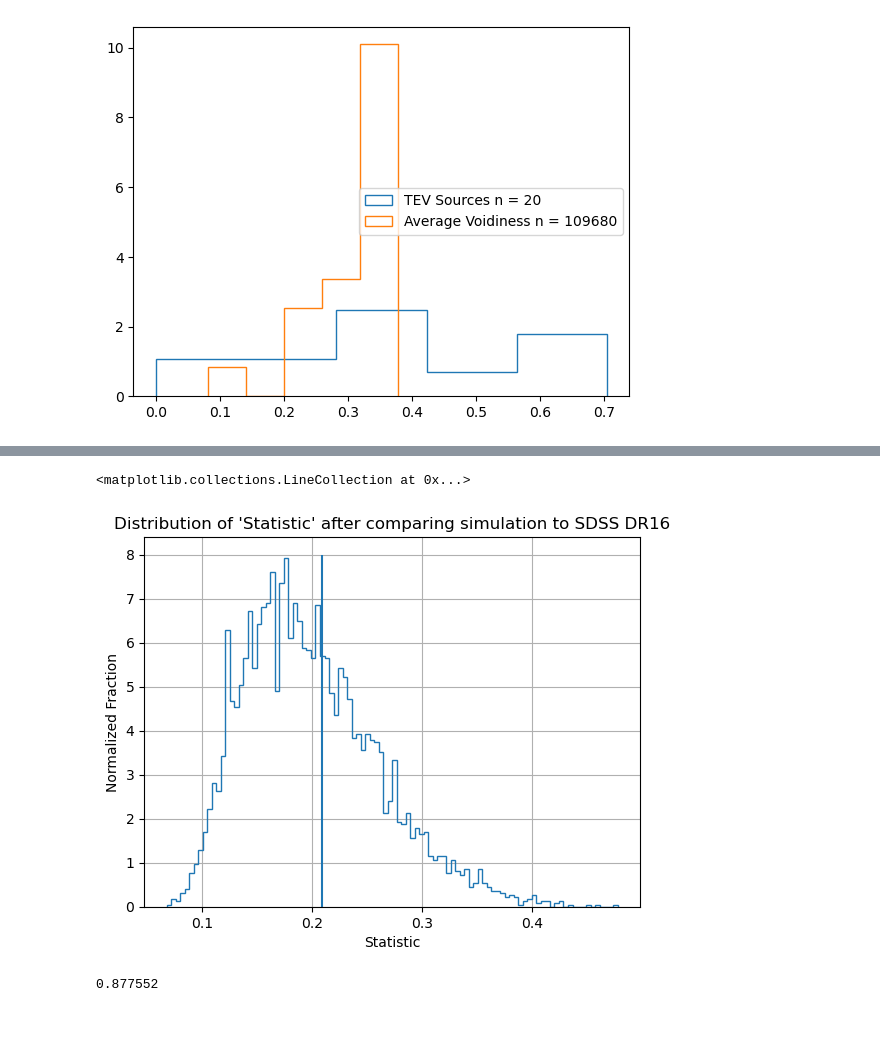
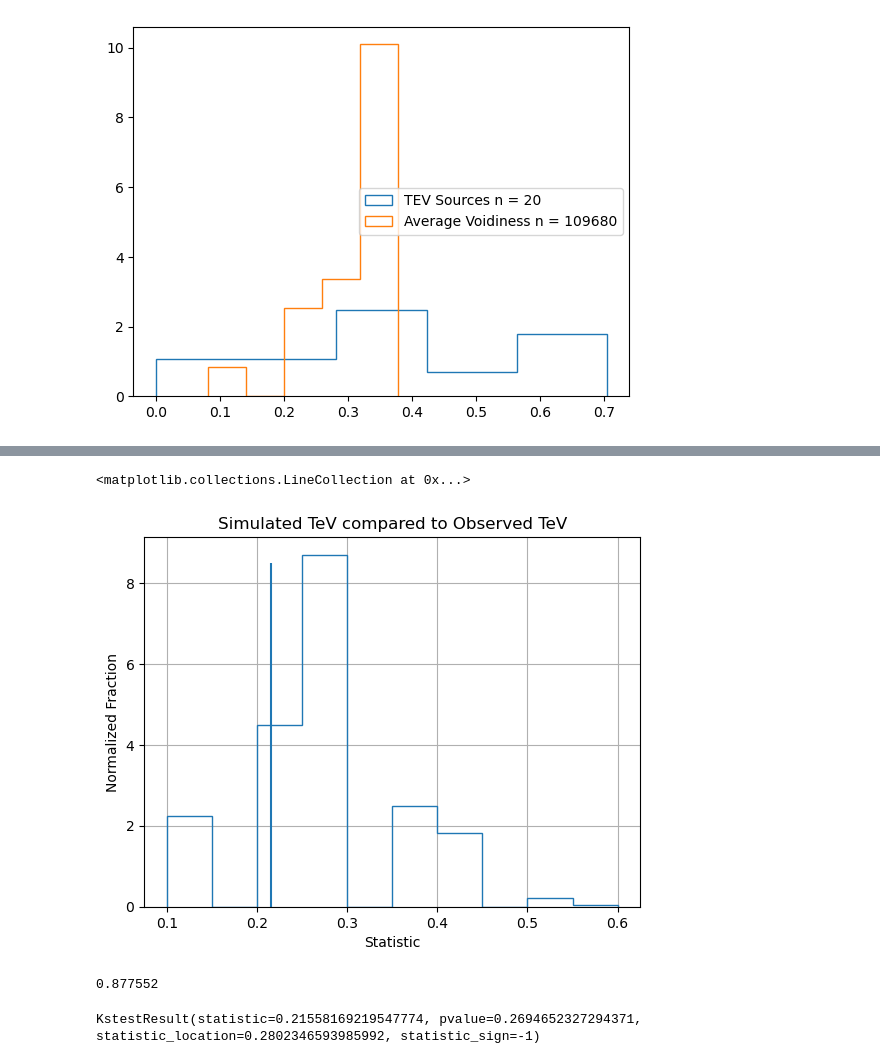
Before and after one commit to Cranberry-Juice/GRS-V, a Jupyter notebook: stat_test.ipynb, the cells around one changed output, grey strips where cells are left out. Cells and saved outputs as stored; diff of their text form; code cells hidden in the pictures; blank space fills up the shorter version.

```diff
--- a/stat_test.ipynb
+++ b/stat_test.ipynb
@@ -118,8 +118,8 @@ for i in range(int(len(mc_voidiness)/20)):
                         bins = binning,
                         density=True,
                         stacked = False,
-                        histtype='step', #label=f'Monte Carlo n = {len(mc_voidiness)}',
-                        cumulative=False, alpha=0.1, color='0.5')
+                        # histtype='step', #label=f'Monte Carlo n = {len(mc_voidiness)}',
+                        cumulative=False, alpha=0.02, color='0.7')
     sim_bin_heights.append(temp[0])
 
 
@@ -230,20 +259,26 @@ np.std(p_vals)
 # %%
-plt.hist(p_vals,
-        bins = 100,
+s_vals = []
+
+for i in range(int(len(mc_voidiness)/20)):
+    s_vals.append(stats.ks_2samp(four_lac.Voidiness[four_lac.TeVflag==1], mc_voidiness[20*i:20*(i+1)])[0])
+
+np.std(s_vals)
+plt.hist(s_vals,
+        bins = 10,
         density=True,
         stacked = False,
         histtype='step',
         cumulative=False)
 plt.ylabel("Normalized Fraction")
 plt.xlabel("Statistic")
-plt.title("Distribution of 'Statistic' after comparing simulation to SDSS DR16")
+plt.title("Simulated TeV compared to Observed TeV")
 plt.grid()
-plt.vlines(0.209, 0, 8)
+plt.vlines(0.21558169219547774, 0, 8.5)
 # plt.xlim((0,))
 # plt.xscale("log")
 # %% [output]
 <matplotlib.collections.LineCollection at 0x...>
-[figure, old version]
+[figure, new version]
 # %%
 from sys import getsizeof
 
@@ -251,3 +286,7 @@ from sys import getsizeof
 getsizeof(mc_voidiness)/1e6
 # %% [output]
 0.877552
+# %%
+stats.ks_2samp(four_lac.Voidiness[four_lac.TeVflag==1], mc_voidiness)
+# %% [output]
+KstestResult(statistic=0.21558169219547774, pvalue=0.2694652327294371, statistic_location=0.2802346593985992, statistic_sign=-1)
```
Also changed, not shown: parts of 7 cells of this notebook.
